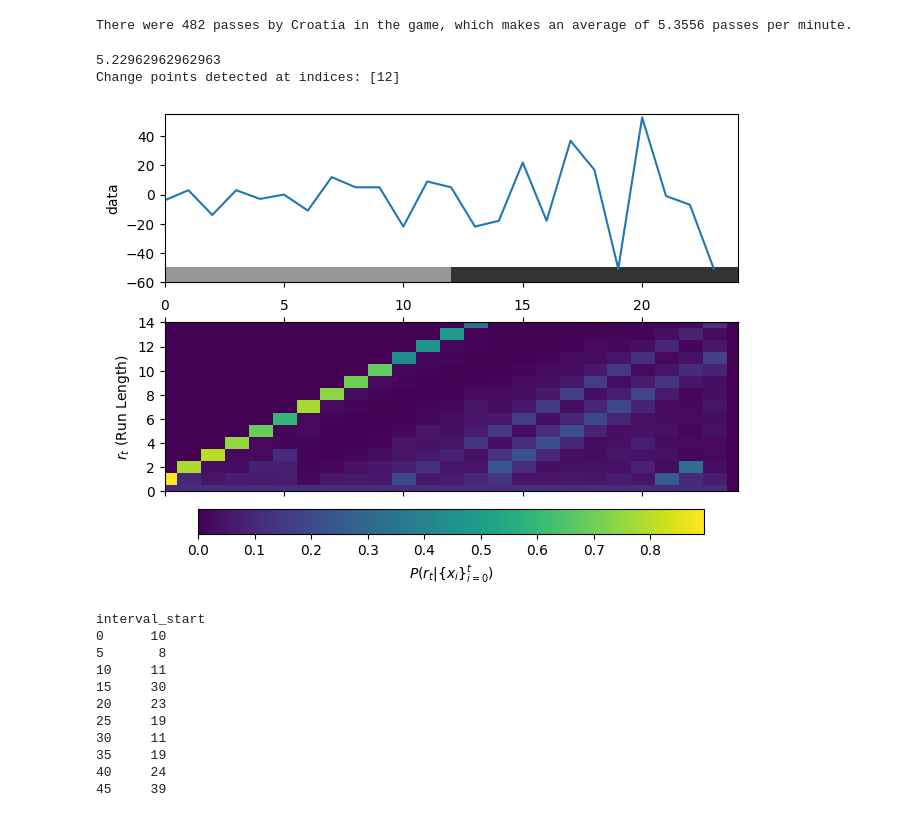
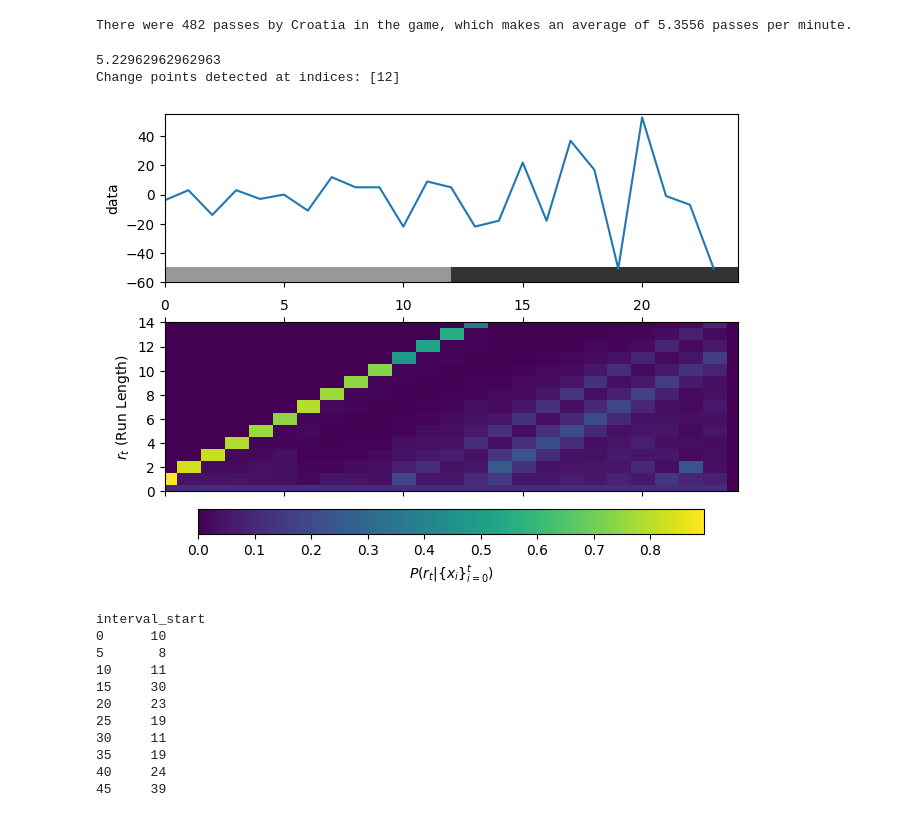
Before and after one commit to TrilemmaFoundation/UCI-MDS-F25-Soccer, a Jupyter notebook: notebooks/change_pt_example.ipynb, the cells around one changed output. Cells and saved outputs as stored; diff of their text form; code cells hidden in the pictures.

```diff
--- a/notebooks/change_pt_example.ipynb
+++ b/notebooks/change_pt_example.ipynb
@@ -329,35 +329,35 @@ print((sum(passes_spain) / 90 + sum(passes_croatia) / 90) / 3)
 #     logistic_hazard_b = 0.2,
 #     )
 
 # get slopes
 n = len(changepoint_data)
 slopes = np.zeros(n-1)
 for i in range(1,n):
     slopes[i-1] = changepoint_data[i] - changepoint_data[i-1]
 
 # changepoint_history = np.zeros((n+1, n+1))
 # for i, x in enumerate(slopes):
 #     cps = argp.step(x)
 #     changepoint_history[i, :len(cps)] = cps
 
 # fig, (data_ax, change_point_ax), change_points = change_point_plot(slopes, changepoint_history)
 
 # change_points = change_points[1:-1]
 
 fig, (data_ax, change_point_ax), change_points = find_change_points(slopes,
-                                                                    scale=20,
+                                                                    scale=100,
                                                                     length_scale=5,
                                                                     alpha0 = 0.2,
                                                                     beta0 = 0.5,
                                                                     logistic_hazard_h = -2,
                                                                     logistic_hazard_b = 1)
 
 print(f"Change points detected at indices: {change_points}")
 plt.show()
 # %% [output]
 5.22962962962963
 Change points detected at indices: [12]
-[figure, old version]
+[figure, new version]
 # %%
 change_time = pivot_df['Croatia']# .iloc[change_points[0], :]
 change_time
```
Also changed, not shown: parts of 3 cells of this notebook, 3 other files.
